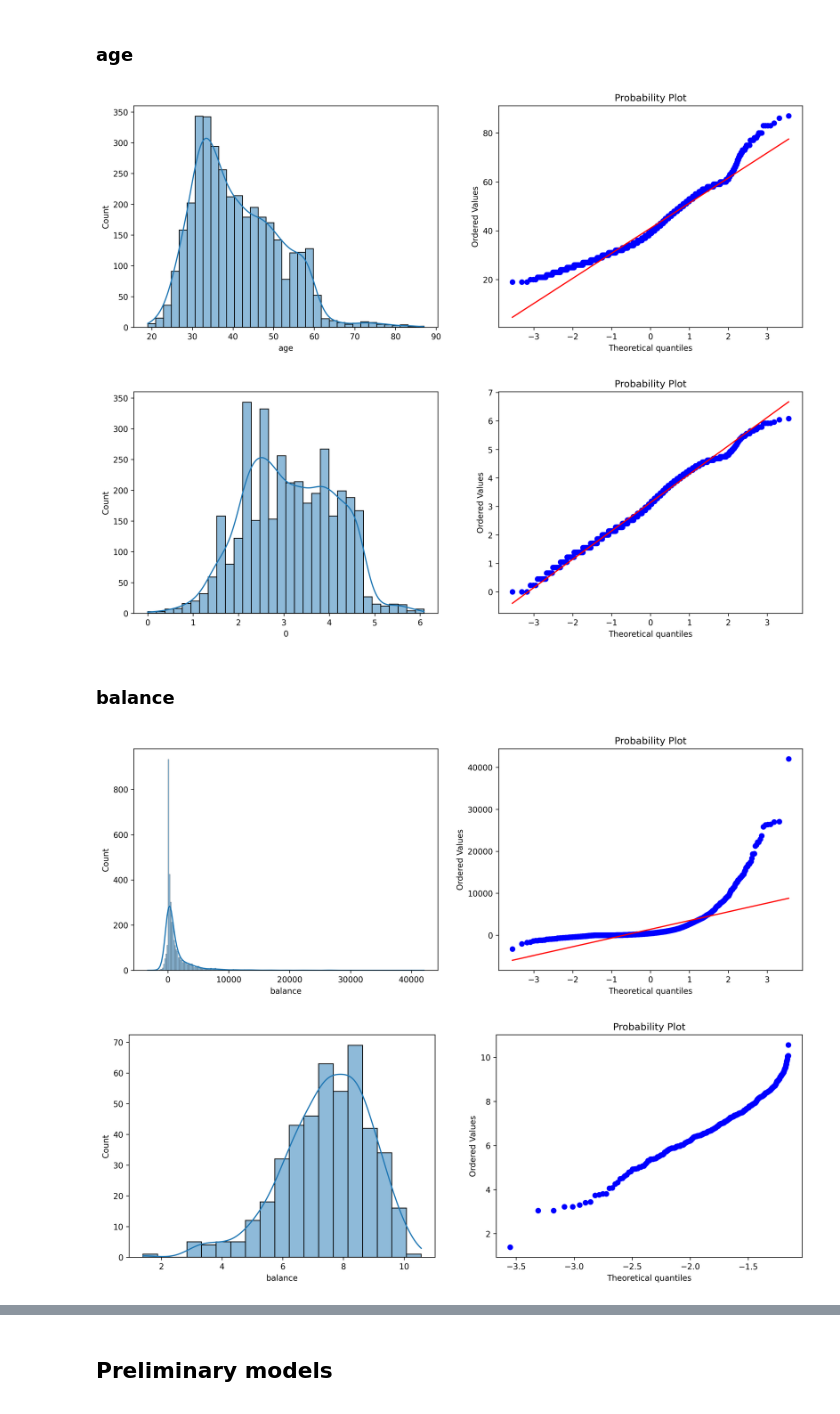
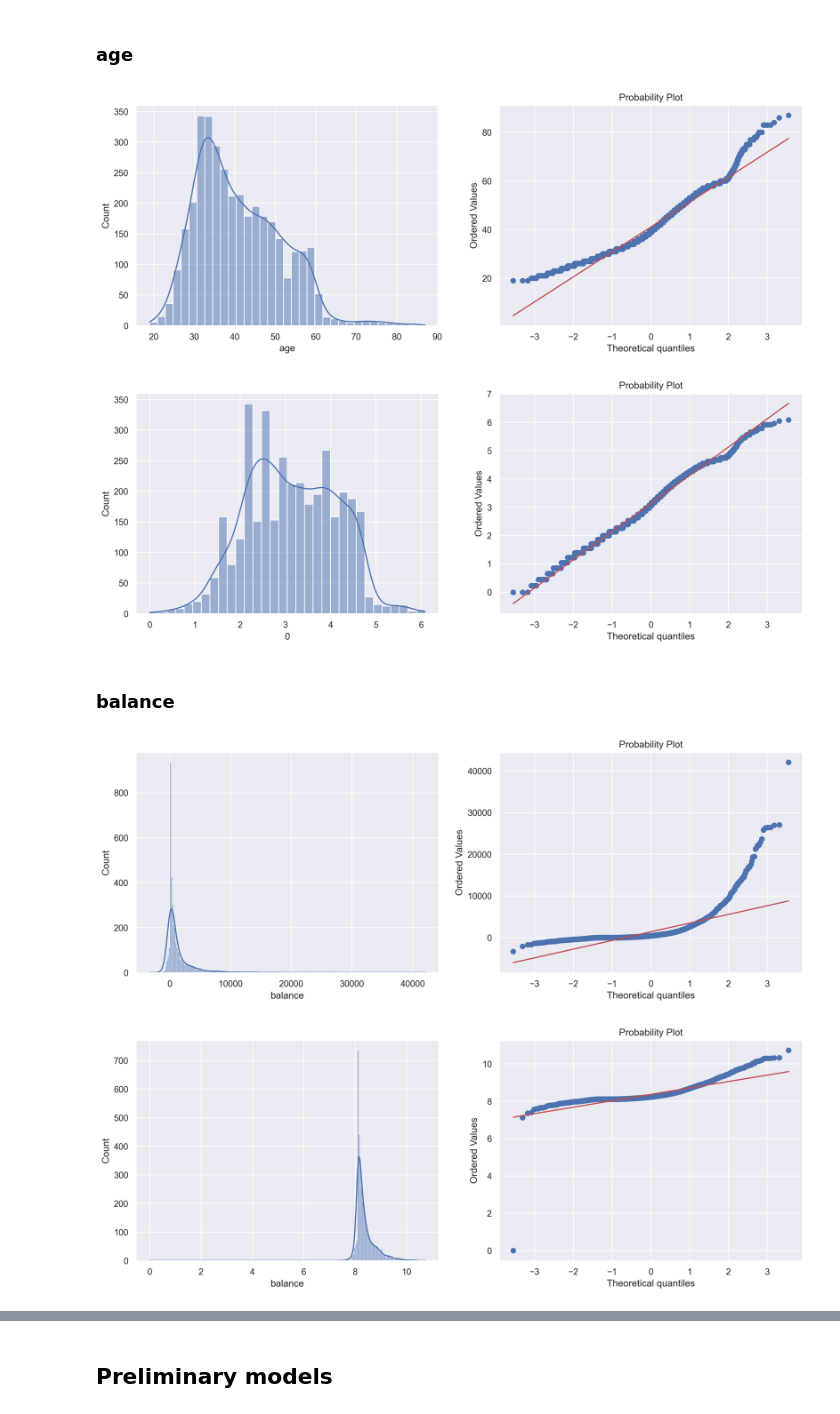
Before and after one commit to UserKrzysztof/MachineLearning-project1, a Jupyter notebook: code/features_engineering_v0.ipynb, the cells around one changed output, grey strips where cells are left out. Saved outputs shown, nothing was run; the diff lists cells and outputs as text; code cells hidden in the pictures.

```diff
--- a/code/features_engineering_v0.ipynb
+++ b/code/features_engineering_v0.ipynb
@@ -417,18 +415,7 @@ numerical_features =['age', 'balance', 'day', 'duration', 'campaign', 'pdays', '
 # %%
 from sklearn.preprocessing import FunctionTransformer, PowerTransformer, Normalizer, StandardScaler, MinMaxScaler, power_transform
 import scipy.stats as stats
-
-# def Gaussian_distribution_check(data):
-
-#     fig = plt.figure(figsize=(15,5), dpi=300)
-
-#     ax1 = fig.add_subplot(1,2,1)
-#     sns.histplot(data, kde=True, ax=ax1)
-
-#     ax2 = fig.add_subplot(1,2,2)
-#     stats.probplot(data, dist="norm", plot=ax2)
-
-#     plt.show()
+sns.set_theme()
 # %%
 def Gaussian_distribution_check(data, variable):
 
@@ -477,13 +451,13 @@ We have to check which one log1p or yeo-johnson gives better results
 # %%
 Gaussian_distribution_check(bank_data_df, 'age')
 # %% [output]
-[figure, old version]
+[figure, new version]
 # %%
 df_trans = pd.DataFrame(power_transform(bank_data_df[['age']], method='box-cox'))
 df_trans[0] += abs(np.min(df_trans[0])) # moving to avoid negative values ?
 Gaussian_distribution_check(df_trans, 0)
 # %% [output]
-[figure, old version]
+[figure, new version]
 # %%
 bank_data_df['age'] = power_transform(bank_data_df[['age']], method='box-cox')
 bank_data_df['age'] += abs(np.min(bank_data_df['age']))
@@ -492,9 +466,9 @@ bank_data_df['age'] += abs(np.min(bank_data_df['age']))
 # %%
 Gaussian_distribution_check(bank_data_df, 'balance')
 # %% [output]
-[figure, old version]
+[figure, new version]
 # %%
-df_trans = pd.DataFrame(np.log1p(bank_data_df['balance'] + min(bank_data_df['balance'])))
+df_trans = pd.DataFrame(np.log1p(bank_data_df['balance'] + abs(min(bank_data_df['balance']))))
 Gaussian_distribution_check(df_trans, "balance")
 # %% [output]
-[figure, old version]
+[figure, new version]
```
Also changed, not shown: parts of 20 cells of this notebook.
